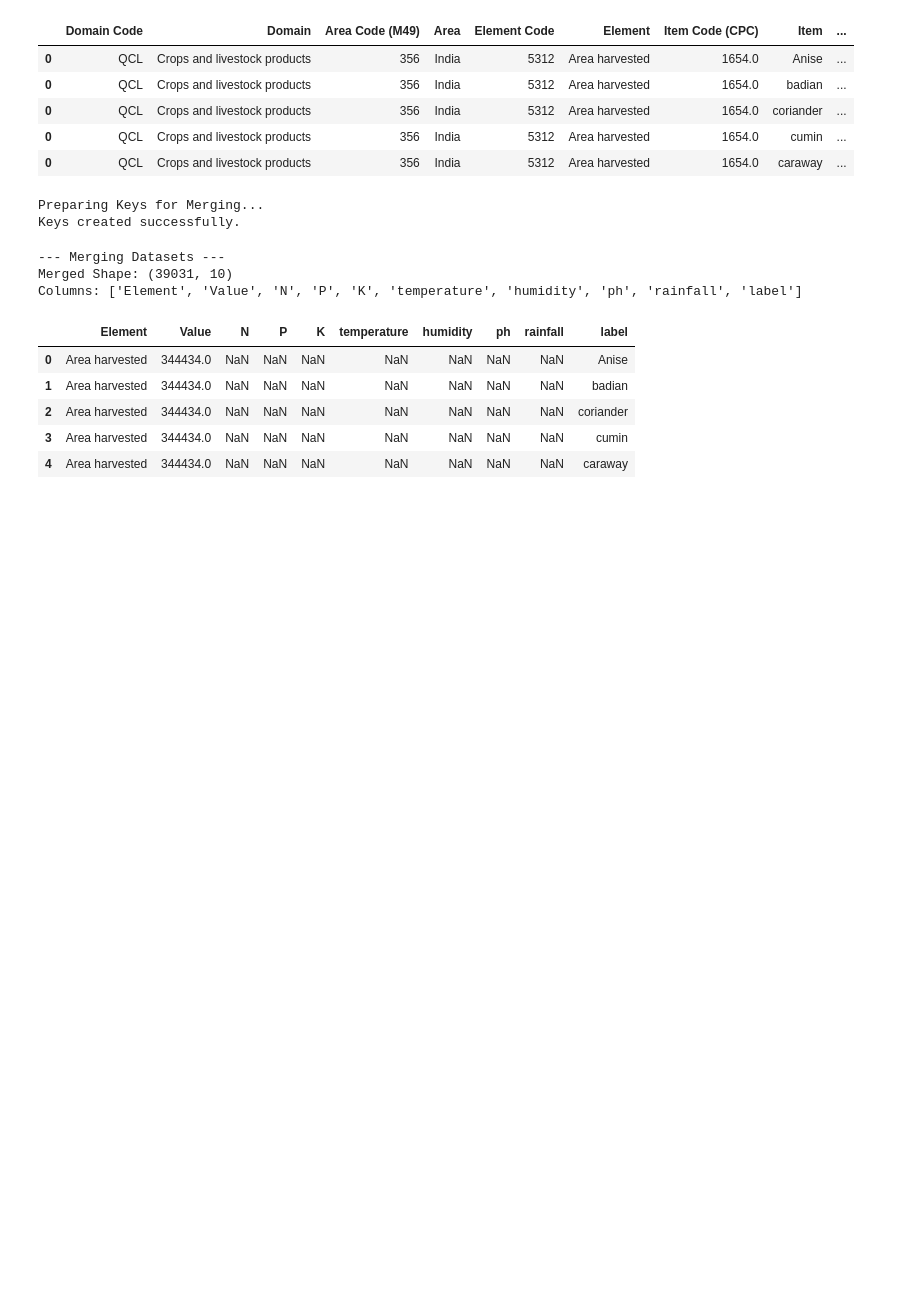
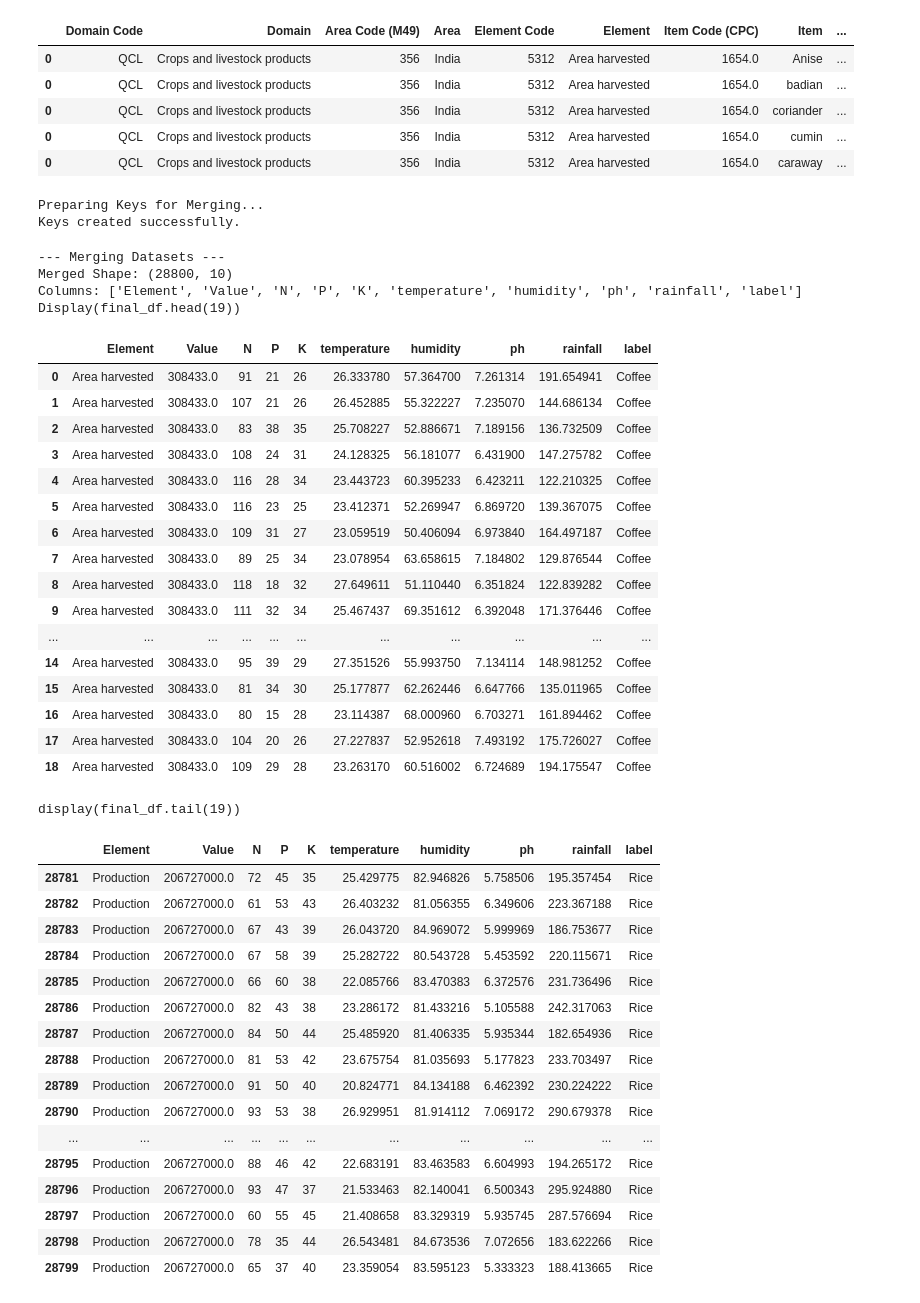
Before and after one commit to springboardmentor2468a-lab/AgriYield, a Jupyter notebook: AI AgriYield Predictor/AI AgriYield Predictor.ipynb, the cells around one changed output. Cells and saved outputs as stored; diff of their text form; code cells hidden in the pictures; blank space fills up the shorter version.

```diff
--- a/AI AgriYield Predictor/AI AgriYield Predictor.ipynb
+++ b/AI AgriYield Predictor/AI AgriYield Predictor.ipynb
@@ -62,8 +62,8 @@ try:
 
 
     df_yield_clean = df_yield[
-        (df_yield['Area'] == 'India') &
-        (df_yield['Element'] == 'Yield')
+        (df_yield['Area'] == 'India') #&
+        #(df_yield['Element'] == 'Production')
     ].copy()
 
 
@@ -156,39 +156,73 @@ Keys created successfully.
 # %%
 try:
     print("--- Merging Datasets ---")
 
     final_df = pd.merge(
         df_exploded,
         df_soil,
         on='Join_Key',
-        how='left'
+        how='inner'
     )
 
     if 'label' in final_df.columns:
         final_df.drop(columns=['label'], inplace=True)
 
     final_df.rename(columns={'Item': 'label'}, inplace=True)
 
     target_cols = ['Element', 'Value', 'N', 'P', 'K', 'temperature', 'humidity', 'ph', 'rainfall', 'label']
     final_df = final_df[target_cols]
 
     print(f"Merged Shape: {final_df.shape}")
     print("Columns:", final_df.columns.tolist())
 
-    display(final_df.head())
+    print('Display(final_df.head(19))')
+    display(final_df.head(19))
+
+    print('display(final_df.tail(19))')
+    display(final_df.tail(19))
 
 except Exception as e:
     print(f"Error in Cell 9: {e}")
 # %% [output]
 --- Merging Datasets ---
-Merged Shape: (39031, 10)
+Merged Shape: (28800, 10)
 Columns: ['Element', 'Value', 'N', 'P', 'K', 'temperature', 'humidity', 'ph', 'rainfall', 'label']
+Display(final_df.head(19))
 |  | Element | Value | N | P | K | temperature | humidity | ph | rainfall | label |
-| 0 | Area harvested | 344434.0 | NaN | NaN | NaN | NaN | NaN | NaN | NaN | Anise |
-| 1 | Area harvested | 344434.0 | NaN | NaN | NaN | NaN | NaN | NaN | NaN | badian |
-| 2 | Area harvested | 344434.0 | NaN | NaN | NaN | NaN | NaN | NaN | NaN | coriander |
-| 3 | Area harvested | 344434.0 | NaN | NaN | NaN | NaN | NaN | NaN | NaN | cumin |
-| 4 | Area harvested | 344434.0 | NaN | NaN | NaN | NaN | NaN | NaN | NaN | caraway |
+| 0 | Area harvested | 308433.0 | 91 | 21 | 26 | 26.333780 | 57.364700 | 7.261314 | 191.654941 | Coffee |
+| 1 | Area harvested | 308433.0 | 107 | 21 | 26 | 26.452885 | 55.322227 | 7.235070 | 144.686134 | Coffee |
+| 2 | Area harvested | 308433.0 | 83 | 38 | 35 | 25.708227 | 52.886671 | 7.189156 | 136.732509 | Coffee |
+| 3 | Area harvested | 308433.0 | 108 | 24 | 31 | 24.128325 | 56.181077 | 6.431900 | 147.275782 | Coffee |
+| 4 | Area harvested | 308433.0 | 116 | 28 | 34 | 23.443723 | 60.395233 | 6.423211 | 122.210325 | Coffee |
+| 5 | Area harvested | 308433.0 | 116 | 23 | 25 | 23.412371 | 52.269947 | 6.869720 | 139.367075 | Coffee |
+| 6 | Area harvested | 308433.0 | 109 | 31 | 27 | 23.059519 | 50.406094 | 6.973840 | 164.497187 | Coffee |
+| 7 | Area harvested | 308433.0 | 89 | 25 | 34 | 23.078954 | 63.658615 | 7.184802 | 129.876544 | Coffee |
+| 8 | Area harvested | 308433.0 | 118 | 18 | 32 | 27.649611 | 51.110440 | 6.351824 | 122.839282 | Coffee |
+| 9 | Area harvested | 308433.0 | 111 | 32 | 34 | 25.467437 | 69.351612 | 6.392048 | 171.376446 | Coffee |
+| ... | ... | ... | ... | ... | ... | ... | ... | ... | ... | ... |
+| 14 | Area harvested | 308433.0 | 95 | 39 | 29 | 27.351526 | 55.993750 | 7.134114 | 148.981252 | Coffee |
+| 15 | Area harvested | 308433.0 | 81 | 34 | 30 | 25.177877 | 62.262446 | 6.647766 | 135.011965 | Coffee |
+| 16 | Area harvested | 308433.0 | 80 | 15 | 28 | 23.114387 | 68.000960 | 6.703271 | 161.894462 | Coffee |
+| 17 | Area harvested | 308433.0 | 104 | 20 | 26 | 27.227837 | 52.952618 | 7.493192 | 175.726027 | Coffee |
+| 18 | Area harvested | 308433.0 | 109 | 29 | 28 | 23.263170 | 60.516002 | 6.724689 | 194.175547 | Coffee |
+display(final_df.tail(19))
+|  | Element | Value | N | P | K | temperature | humidity | ph | rainfall | label |
+| 28781 | Production | 206727000.0 | 72 | 45 | 35 | 25.429775 | 82.946826 | 5.758506 | 195.357454 | Rice |
+| 28782 | Production | 206727000.0 | 61 | 53 | 43 | 26.403232 | 81.056355 | 6.349606 | 223.367188 | Rice |
+| 28783 | Production | 206727000.0 | 67 | 43 | 39 | 26.043720 | 84.969072 | 5.999969 | 186.753677 | Rice |
+| 28784 | Production | 206727000.0 | 67 | 58 | 39 | 25.282722 | 80.543728 | 5.453592 | 220.115671 | Rice |
+| 28785 | Production | 206727000.0 | 66 | 60 | 38 | 22.085766 | 83.470383 | 6.372576 | 231.736496 | Rice |
+| 28786 | Production | 206727000.0 | 82 | 43 | 38 | 23.286172 | 81.433216 | 5.105588 | 242.317063 | Rice |
+| 28787 | Production | 206727000.0 | 84 | 50 | 44 | 25.485920 | 81.406335 | 5.935344 | 182.654936 | Rice |
+| 28788 | Production | 206727000.0 | 81 | 53 | 42 | 23.675754 | 81.035693 | 5.177823 | 233.703497 | Rice |
+| 28789 | Production | 206727000.0 | 91 | 50 | 40 | 20.824771 | 84.134188 | 6.462392 | 230.224222 | Rice |
+| 28790 | Production | 206727000.0 | 93 | 53 | 38 | 26.929951 | 81.914112 | 7.069172 | 290.679378 | Rice |
+| ... | ... | ... | ... | ... | ... | ... | ... | ... | ... | ... |
+| 28795 | Production | 206727000.0 | 88 | 46 | 42 | 22.683191 | 83.463583 | 6.604993 | 194.265172 | Rice |
+| 28796 | Production | 206727000.0 | 93 | 47 | 37 | 21.533463 | 82.140041 | 6.500343 | 295.924880 | Rice |
+| 28797 | Production | 206727000.0 | 60 | 55 | 45 | 21.408658 | 83.329319 | 5.935745 | 287.576694 | Rice |
+| 28798 | Production | 206727000.0 | 78 | 35 | 44 | 26.543481 | 84.673536 | 7.072656 | 183.622266 | Rice |
+| 28799 | Production | 206727000.0 | 65 | 37 | 40 | 23.359054 | 83.595123 | 5.333323 | 188.413665 | Rice |
 # %%
 try:
     print("--- Filtering Element Column ---")
```
Also changed, not shown: parts of 7 cells of this notebook.
